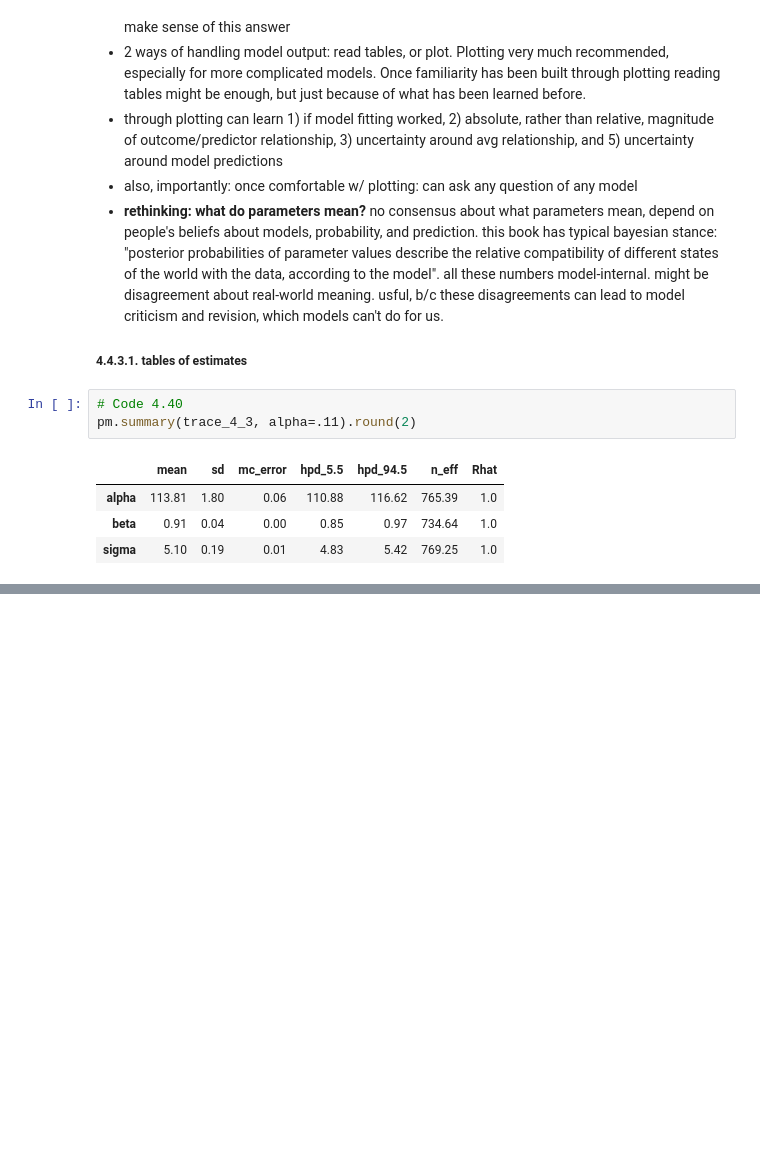
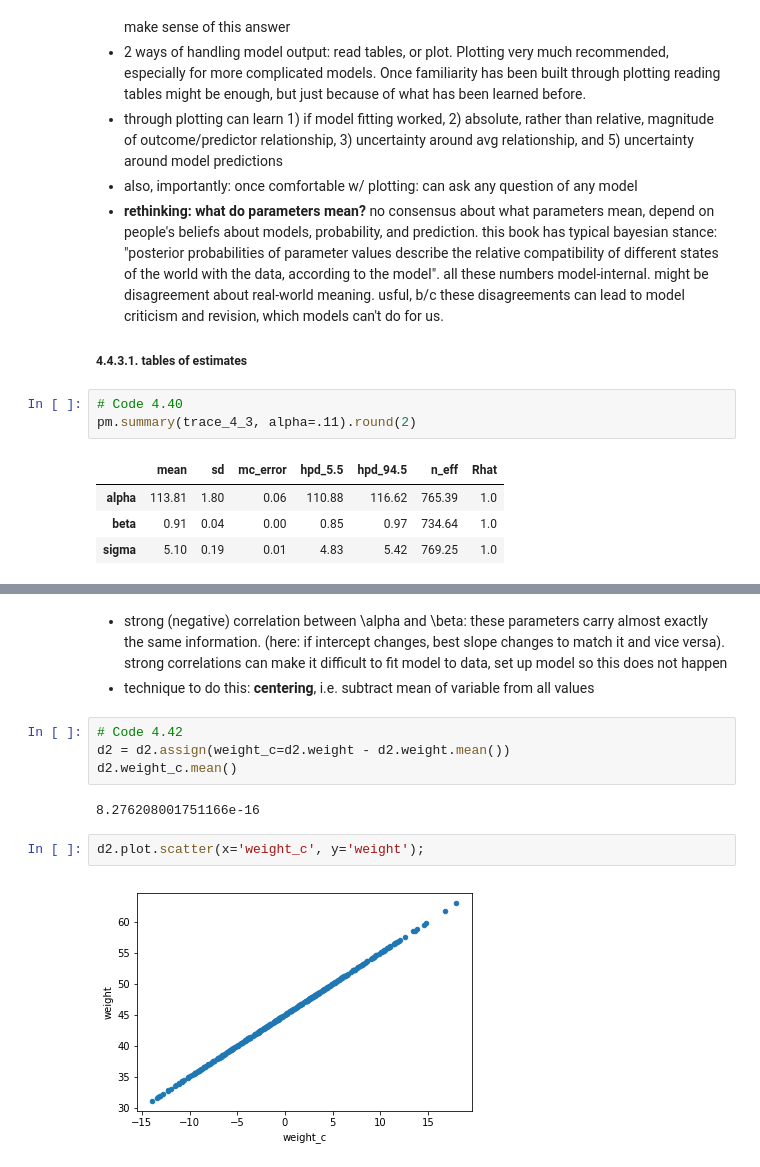
Before and after one commit to nwweber/statistical_rethinking, a Jupyter notebook: chapter_04_linear_models.ipynb, the cells around one changed output, grey strips where cells are left out. Drawn from its saved outputs; the diff is of its cells as text; blank space fills up the shorter version.

```diff
--- a/chapter_04_linear_models.ipynb
+++ b/chapter_04_linear_models.ipynb
@@ -543,0 +564,13 @@ pm.summary(trace_4_3, alpha=.11).round(2)
+# %% [markdown]
+* strong (negative) correlation between \alpha and \beta: these parameters carry almost exactly the same information. (here: if intercept changes, best slope changes to match it and vice versa). strong correlations can make it difficult to fit model to data, set up model so this does not happen
+* technique to do this: **centering**, i.e. subtract mean of variable from all values
+# %%
+# Code 4.42
+d2 = d2.assign(weight_c=d2.weight - d2.weight.mean())
+d2.weight_c.mean()
+# %% [output]
+8.276208001751166e-16
+# %%
+d2.plot.scatter(x='weight_c', y='weight');
+# %% [output]
+[figure, added]
```
Also changed, not shown: parts of 23 cells of this notebook.
